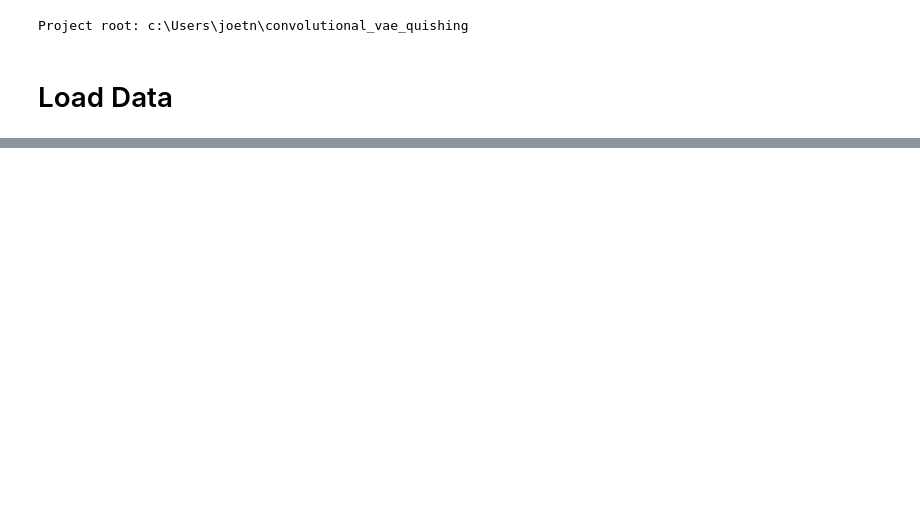
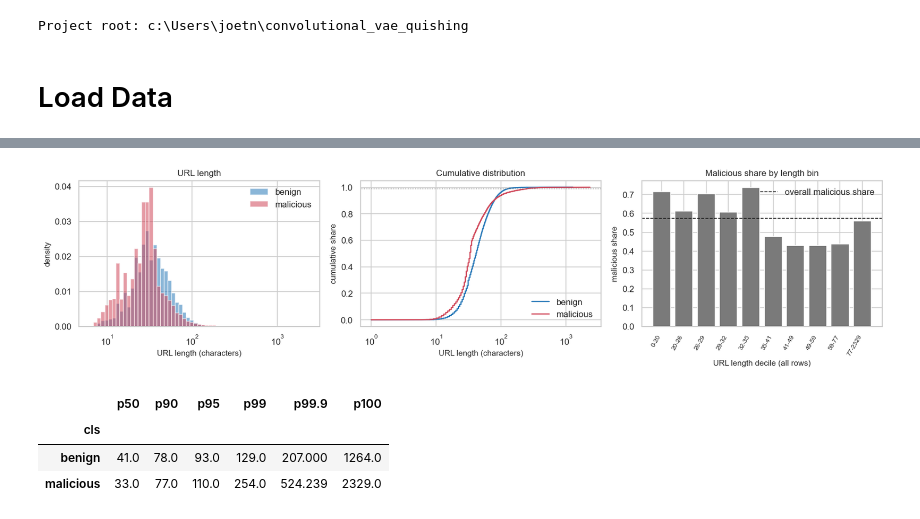
Before and after one commit to AnhJoe/convolutional_vae_quishing, a Jupyter notebook: notebooks/eda.ipynb, the cells around one changed output, grey strips where cells are left out. Saved outputs shown, nothing was run; the diff lists cells and outputs as text; code cells hidden in the pictures; blank space fills up the shorter version.

```diff
--- a/notebooks/eda.ipynb
+++ b/notebooks/eda.ipynb
@@ -118,0 +341,18 @@ for d in sorted(p for p in RAW_DIR.iterdir() if p.is_dir()):
+# %%
+# URLs that appear in both classes, and whether their images are byte-identical
+shared_urls = sorted(set(raw.loc[raw["cls"] == "benign", "url"]) & set(raw.loc[raw["cls"] == "malicious", "url"]))
+overlap = raw[raw["url"].isin(shared_urls)].sort_values(["url", "cls"])
+display(overlap[["url", "cls", "file"]].head(12))
+
+# The same URL should render the same image whichever folder it sits in. Compare file bytes for a few pairs.
+def md5_of(cls, file):
+    with open(CLASS_DIR[cls] / "qrs" / file, "rb") as fh:
+        return hashlib.md5(fh.read()).hexdigest()
+
+same = []
+for u in shared_urls[:20]:
+    r = overlap[overlap["url"] == u]
+    hashes = {c: md5_of(c, r.loc[r["cls"] == c, "file"].iloc[0]) for c in CLASS_DIR if (r["cls"] == c).any()}
+    same.append(len(set(hashes.values())) == 1)
+if same:
+    print(f"{sum(same)} of {len(same)} checked cross-class URLs render byte-identical images.")
@@ -118,0 +482,34 @@ for d in sorted(p for p in RAW_DIR.iterdir() if p.is_dir()):
+# %%
+# URL length: distribution, cumulative share, and how the malicious share moves across length bins
+fig, axes = plt.subplots(1, 3, figsize=(15, 3.8))
+
+bins = np.logspace(0.8, np.log10(feat["url_len"].max()), 60)
+for cls in CLASS_DIR:
+    axes[0].hist(feat.loc[feat["cls"] == cls, "url_len"], bins=bins, density=True, alpha=0.55, color=COLORS[cls], label=cls)
+    x = np.sort(feat.loc[feat["cls"] == cls, "url_len"].to_numpy())
+    axes[1].plot(x, np.arange(1, len(x) + 1) / len(x), color=COLORS[cls], label=cls)
+axes[0].set_xscale("log"); axes[0].set_xlabel("URL length (characters)"); axes[0].set_ylabel("density"); axes[0].set_title("URL length")
+axes[1].set_xscale("log"); axes[1].set_xlabel("URL length (characters)"); axes[1].set_ylabel("cumulative share"); axes[1].set_title("Cumulative distribution")
+for q in (0.99,):
+    axes[1].axhline(q, color="grey", ls=":", lw=0.8)
+axes[0].legend(); axes[1].legend()
+
+edges = feat["url_len"].quantile(np.linspace(0, 1, 11)).unique()
+bin_id = pd.cut(feat["url_len"], edges, include_lowest=True)
+share = feat.groupby(bin_id, observed=True)["label"].mean()
+axes[2].bar(range(len(share)), share.values, color="#7a7a7a")
+axes[2].axhline(feat["label"].mean(), color="k", ls="--", lw=1, label="overall malicious share")
+axes[2].set_xticks(range(len(share))); axes[2].set_xticklabels([f"{int(iv.left)}-{int(iv.right)}" for iv in share.index], rotation=60, ha="right", fontsize=8)
+axes[2].set_ylabel("malicious share"); axes[2].set_xlabel("URL length decile (all rows)"); axes[2].set_title("Malicious share by length bin"); axes[2].legend()
+plt.tight_layout(); plt.show()
+
+pct = [50, 90, 95, 99, 99.9, 100]
+len_table = feat.groupby("cls")["url_len"].quantile([p / 100 for p in pct]).unstack()
+len_table.columns = [f"p{p:g}" for p in pct]
+len_table
+# %% [output]
+[figure, added]
+|  | p50 | p90 | p95 | p99 | p99.9 | p100 |
+| cls |  |  |  |  |  |  |
+| benign | 41.0 | 78.0 | 93.0 | 129.0 | 207.000 | 1264.0 |
+| malicious | 33.0 | 77.0 | 110.0 | 254.0 | 524.239 | 2329.0 |
```
Also changed, not shown: parts of 68 cells of this notebook.
